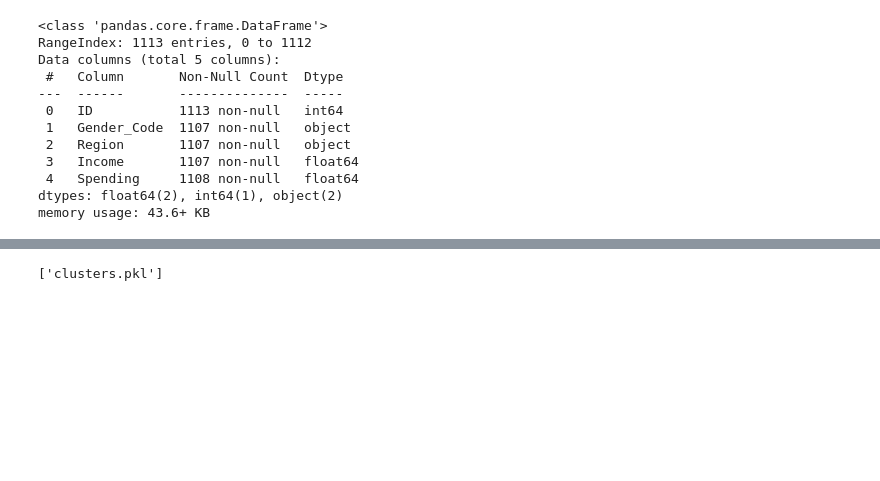
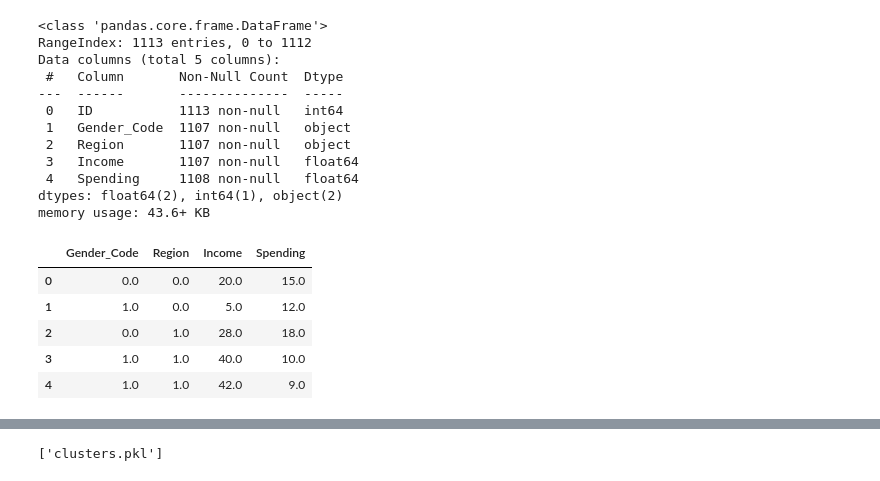
Before and after one commit to Atchaya-62/Customer_Segmentation, a Jupyter notebook: clustering.ipynb, the cells around one changed output, grey strips where cells are left out. Cells and saved outputs as stored; diff of their text form; code cells hidden in the pictures; blank space fills up the shorter version.

```diff
--- a/clustering.ipynb
+++ b/clustering.ipynb
@@ -41,3 +43,12 @@ data = data.fillna(data.mean())
+# %%
+data.head()
+# %% [output]
+|  | Gender_Code | Region | Income | Spending |
+| 0 | 0.0 | 0.0 | 20.0 | 15.0 |
+| 1 | 1.0 | 0.0 | 5.0 | 12.0 |
+| 2 | 0.0 | 1.0 | 28.0 | 18.0 |
+| 3 | 1.0 | 1.0 | 40.0 | 10.0 |
+| 4 | 1.0 | 1.0 | 42.0 | 9.0 |
 # %%
 scaler = StandardScaler()
 scaled_data = scaler.fit_transform(data)
```
Also changed, not shown: parts of 8 cells of this notebook, 5 other files.
